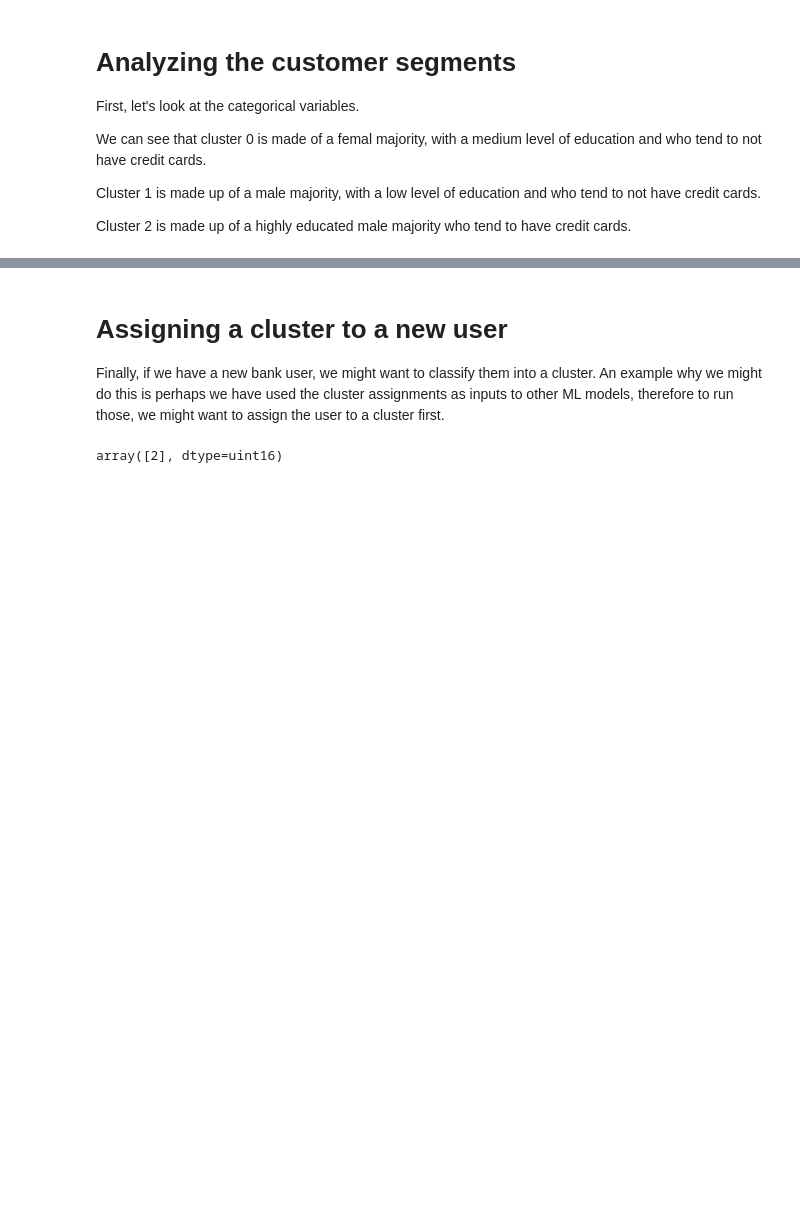
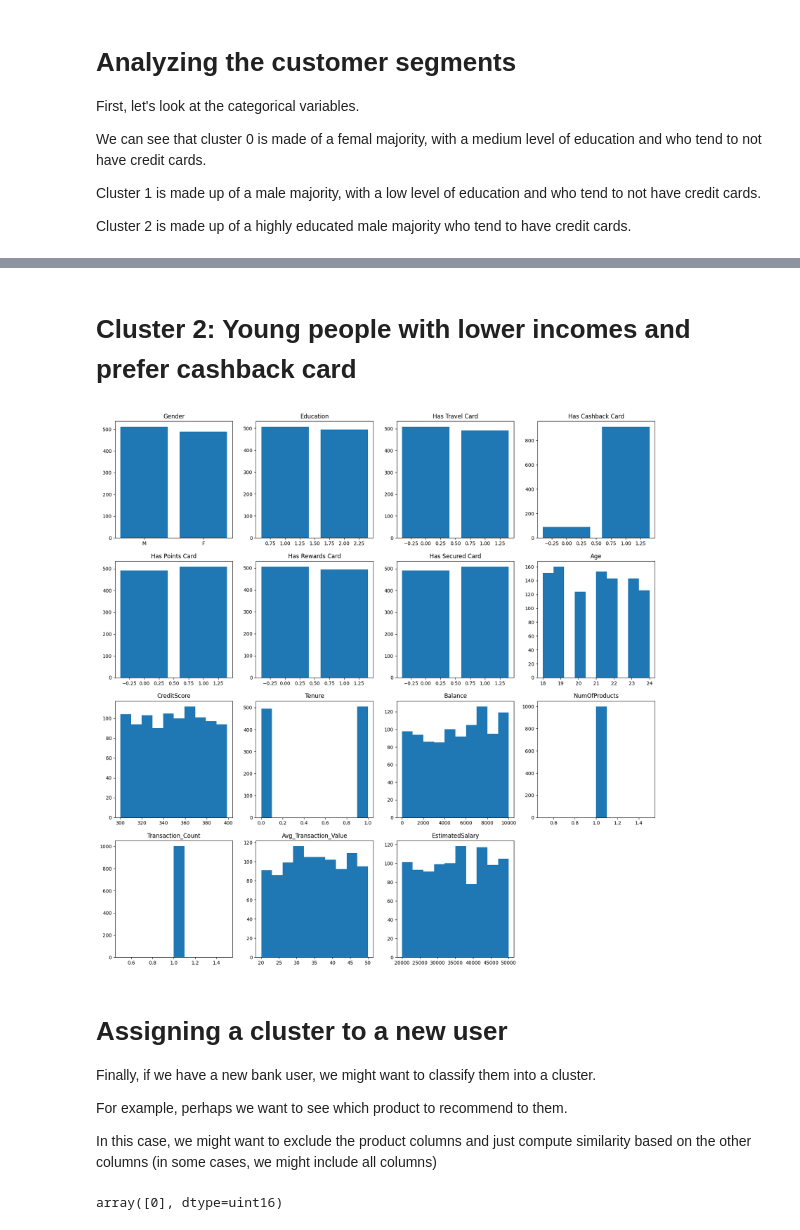
Before and after one commit to randyphoa/ml-basics, a Jupyter notebook: notebook/5-customer-segmentation.ipynb, the cells around one changed output, grey strips where cells are left out. Drawn from its saved outputs; the diff is of its cells as text; code cells hidden in the pictures; blank space fills up the shorter version.

```diff
--- a/notebook/5-customer-segmentation.ipynb
+++ b/notebook/5-customer-segmentation.ipynb
@@ -299,7 +276,17 @@ Looking at both the categorical & continuous features, a picture begins to emerg
+# %% [markdown]
+# Cluster 2: Young people with lower incomes and prefer cashback card
+# %%
+visualize_cluster(2)
+# %% [output]
+[figure, added]
 # %% [markdown]
 # Assigning a cluster to a new user
 
-Finally, if we have a new bank user, we might want to classify them into a cluster. An example why we might do this is perhaps we have used the cluster assignments as inputs to other ML models, therefore to run those, we might want to assign the user to a cluster first.
+Finally, if we have a new bank user, we might want to classify them into a cluster.
+
+For example, perhaps we want to see which product to recommend to them.
+
+In this case, we might want to exclude the product columns and just compute similarity based on the other columns (in some cases, we might include all columns)
 # %%
 new = np.array(
     [[(45-mins_dict["Age"])/(maxes_dict["Age"]-mins_dict["Age"]),
@@ -312,8 +299,12 @@ new = np.array(
       (100000-mins_dict["EstimatedSalary"])/(maxes_dict["EstimatedSalary"]-mins_dict["EstimatedSalary"]),
       0,
       4,
+      0,
+      0,
+      0,
+      0,
       0]])
-kmode.predict(new, categorical=[8, 9, 10])
+kmode.predict(new, categorical=[8, 9, 10, 11, 12, 13, 14])
 # %% [output]
-array([2], dtype=uint16)
+array([0], dtype=uint16)
 # %% [markdown]
```
Also changed, not shown: parts of 21 cells of this notebook, 6 other files.
